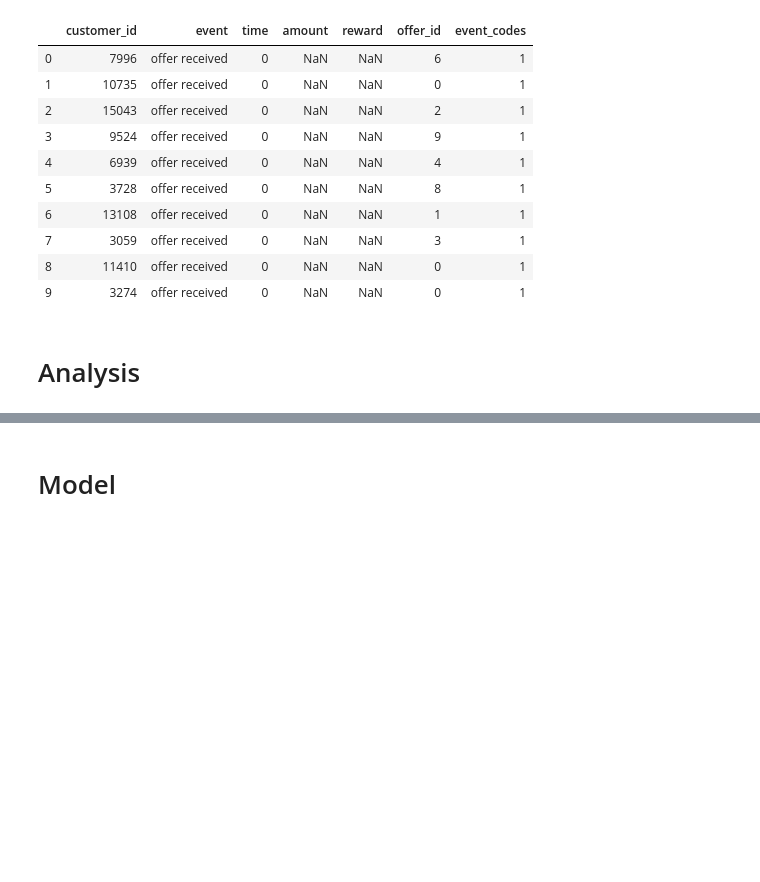
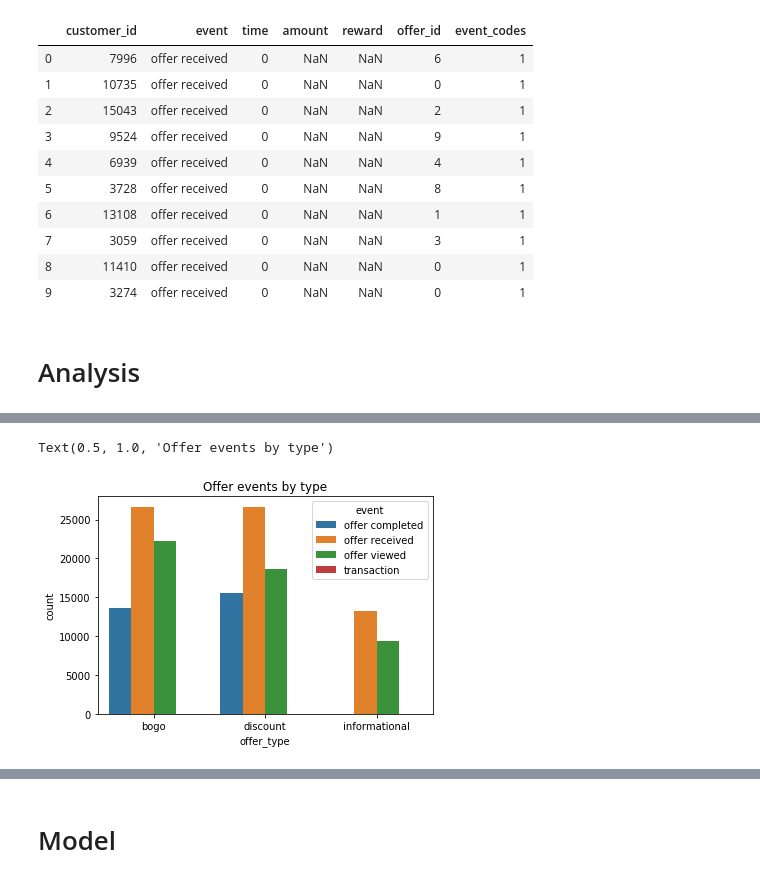
Before and after one commit to arrrunas/starbucks-capstone, a Jupyter notebook: Starbucks_Capstone_notebook.ipynb, the cells around one changed output, grey strips where cells are left out. Saved outputs shown, nothing was run; the diff lists cells and outputs as text; code cells hidden in the pictures; blank space fills up the shorter version.

```diff
--- a/Starbucks_Capstone_notebook.ipynb
+++ b/Starbucks_Capstone_notebook.ipynb
@@ -372,0 +452,6 @@ clean_transcript.head(10)
+# %%
+sns.countplot(x = 'offer_type', hue = 'event', data = analysis_df)
+plt.title('Offer events by type')
+# %% [output]
+Text(0.5, 1.0, 'Offer events by type')
+[figure, added]
```
Also changed, not shown: parts of 32 cells of this notebook.
